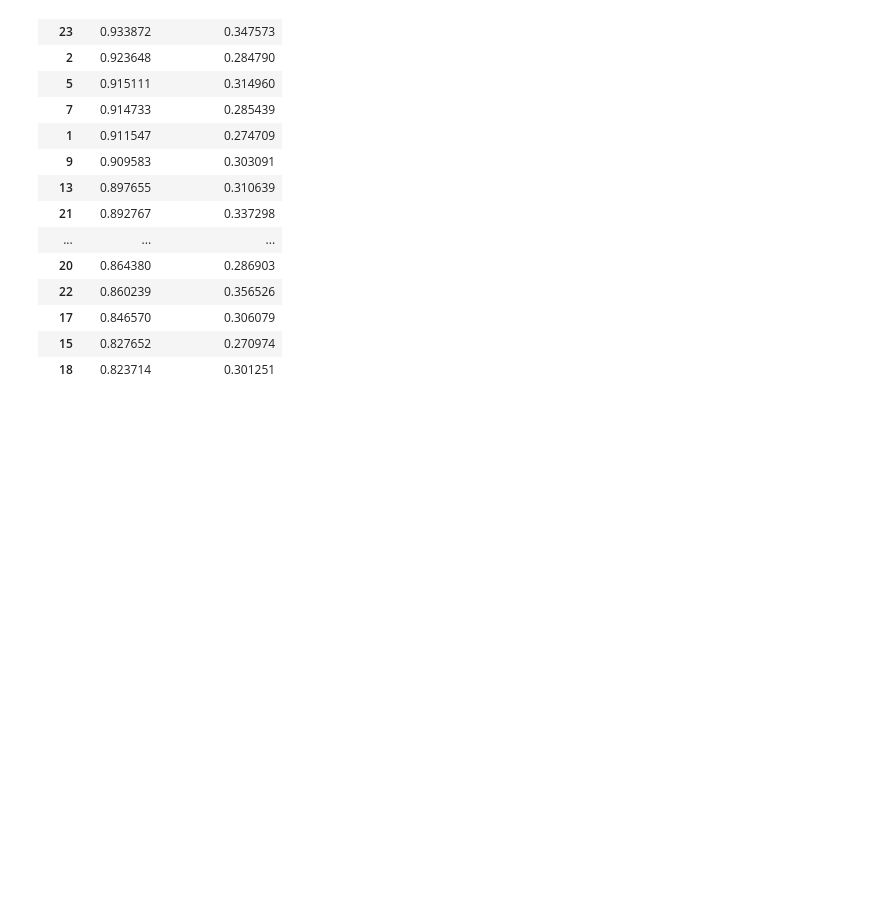
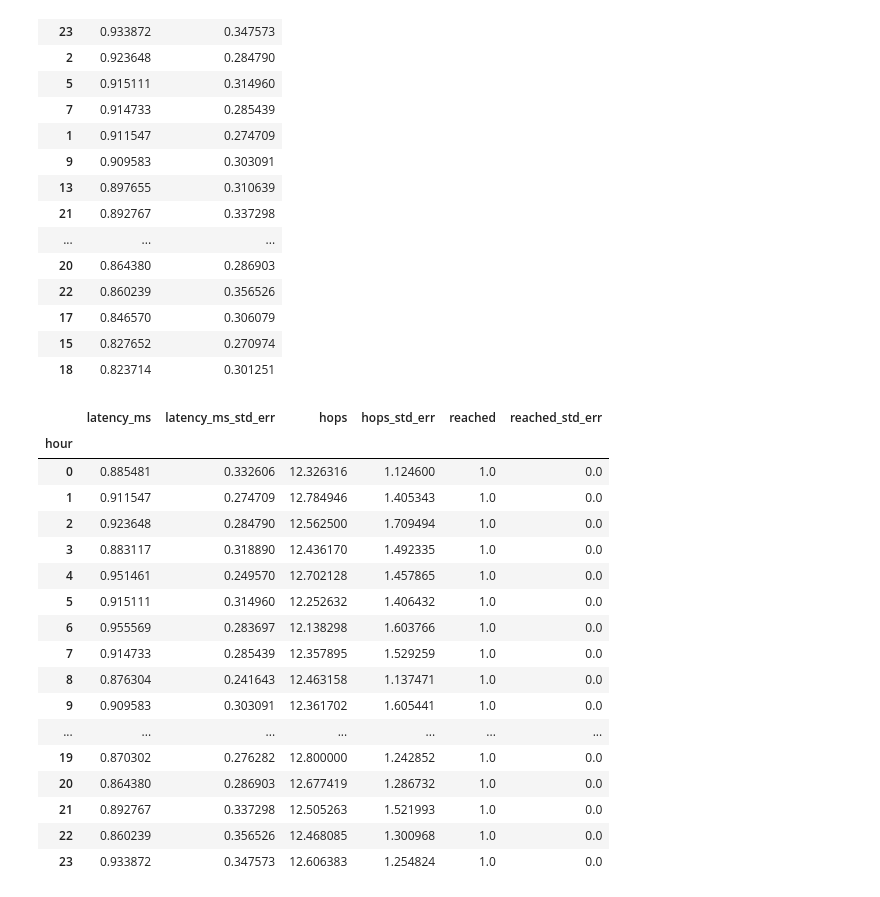
Before and after one commit to aiman-al-masoud/edi_reports, a Jupyter notebook: lab1/analysis.ipynb, the cells around one changed output. Cells and saved outputs as stored; diff of their text form; code cells hidden in the pictures; blank space fills up the shorter version.

```diff
--- a/lab1/analysis.ipynb
+++ b/lab1/analysis.ipynb
@@ -234,3 +234,24 @@ df.sort_values(by="latency_ms", ascending=False) [["latency_ms", "latency_ms_std
 | 17 | 0.846570 | 0.306079 |
 | 15 | 0.827652 | 0.270974 |
 | 18 | 0.823714 | 0.301251 |
+# %%
+df
+# %% [output]
+|  | latency_ms | latency_ms_std_err | hops | hops_std_err | reached | reached_std_err |
+| hour |  |  |  |  |  |  |
+| 0 | 0.885481 | 0.332606 | 12.326316 | 1.124600 | 1.0 | 0.0 |
+| 1 | 0.911547 | 0.274709 | 12.784946 | 1.405343 | 1.0 | 0.0 |
+| 2 | 0.923648 | 0.284790 | 12.562500 | 1.709494 | 1.0 | 0.0 |
+| 3 | 0.883117 | 0.318890 | 12.436170 | 1.492335 | 1.0 | 0.0 |
+| 4 | 0.951461 | 0.249570 | 12.702128 | 1.457865 | 1.0 | 0.0 |
+| 5 | 0.915111 | 0.314960 | 12.252632 | 1.406432 | 1.0 | 0.0 |
+| 6 | 0.955569 | 0.283697 | 12.138298 | 1.603766 | 1.0 | 0.0 |
+| 7 | 0.914733 | 0.285439 | 12.357895 | 1.529259 | 1.0 | 0.0 |
+| 8 | 0.876304 | 0.241643 | 12.463158 | 1.137471 | 1.0 | 0.0 |
+| 9 | 0.909583 | 0.303091 | 12.361702 | 1.605441 | 1.0 | 0.0 |
+| ... | ... | ... | ... | ... | ... | ... |
+| 19 | 0.870302 | 0.276282 | 12.800000 | 1.242852 | 1.0 | 0.0 |
+| 20 | 0.864380 | 0.286903 | 12.677419 | 1.286732 | 1.0 | 0.0 |
+| 21 | 0.892767 | 0.337298 | 12.505263 | 1.521993 | 1.0 | 0.0 |
+| 22 | 0.860239 | 0.356526 | 12.468085 | 1.300968 | 1.0 | 0.0 |
+| 23 | 0.933872 | 0.347573 | 12.606383 | 1.254824 | 1.0 | 0.0 |
```
Also changed, not shown: 17 other files.
